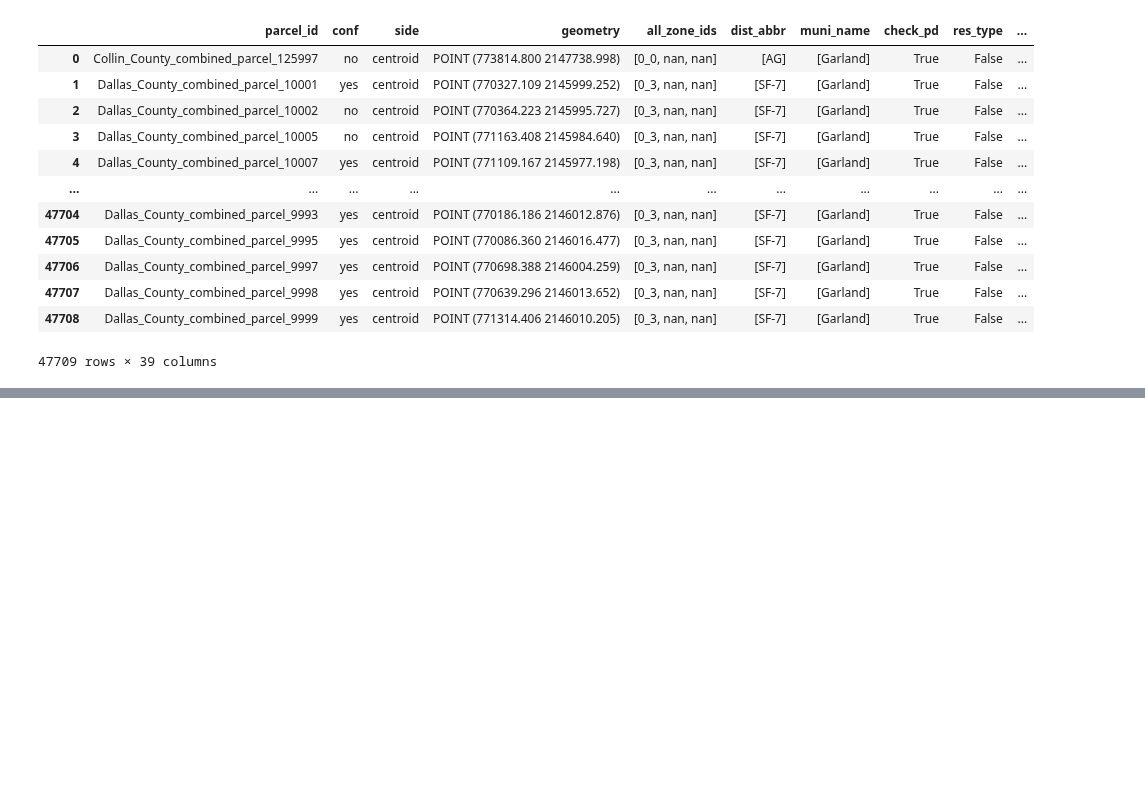
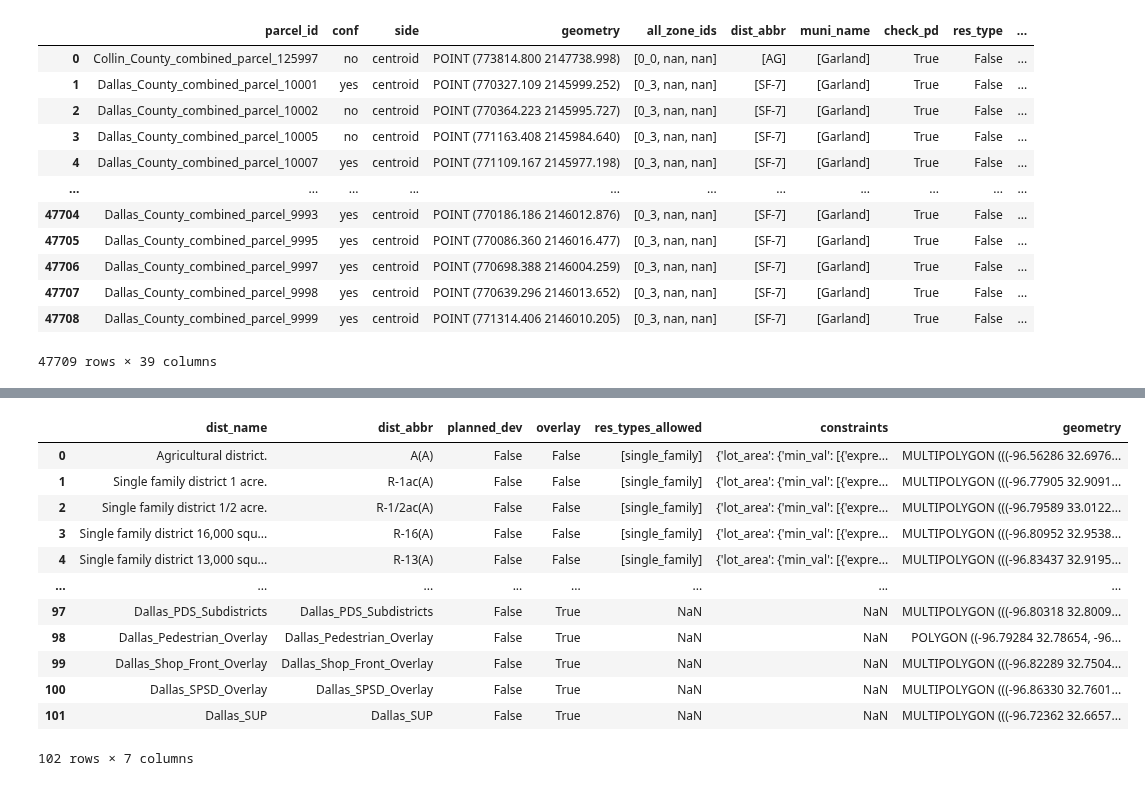
Before and after one commit to vibe-lab-gsd/zonepy, a Jupyter notebook: examples.ipynb, the cells around one changed output, grey strips where cells are left out. Drawn from its saved outputs; the diff is of its cells as text; code cells hidden in the pictures; blank space fills up the shorter version.

```diff
--- a/examples.ipynb
+++ b/examples.ipynb
@@ -1331,0 +1483,17 @@ out
+# %%
+zoning = gpd.read_file(r'/Users/houpuli/Redlining Lab Dropbox/HOUPU LI/ceshi/test/Dallas.zoning')
+zoning
+# %% [output]
+|  | dist_name | dist_abbr | planned_dev | overlay | res_types_allowed | constraints | geometry |
+| 0 | Agricultural district. | A(A) | False | False | [single_family] | {'lot_area': {'min_val': [{'expre... | MULTIPOLYGON (((-96.56286 32.6976... |
+| 1 | Single family district 1 acre. | R-1ac(A) | False | False | [single_family] | {'lot_area': {'min_val': [{'expre... | MULTIPOLYGON (((-96.77905 32.9091... |
+| 2 | Single family district 1/2 acre. | R-1/2ac(A) | False | False | [single_family] | {'lot_area': {'min_val': [{'expre... | MULTIPOLYGON (((-96.79589 33.0122... |
+| 3 | Single family district 16,000 squ... | R-16(A) | False | False | [single_family] | {'lot_area': {'min_val': [{'expre... | MULTIPOLYGON (((-96.80952 32.9538... |
+| 4 | Single family district 13,000 squ... | R-13(A) | False | False | [single_family] | {'lot_area': {'min_val': [{'expre... | MULTIPOLYGON (((-96.83437 32.9195... |
+| ... | ... | ... | ... | ... | ... | ... | ... |
+| 97 | Dallas_PDS_Subdistricts | Dallas_PDS_Subdistricts | False | True | NaN | NaN | MULTIPOLYGON (((-96.80318 32.8009... |
+| 98 | Dallas_Pedestrian_Overlay | Dallas_Pedestrian_Overlay | False | True | NaN | NaN | POLYGON ((-96.79284 32.78654, -96... |
+| 99 | Dallas_Shop_Front_Overlay | Dallas_Shop_Front_Overlay | False | True | NaN | NaN | MULTIPOLYGON (((-96.82289 32.7504... |
+| 100 | Dallas_SPSD_Overlay | Dallas_SPSD_Overlay | False | True | NaN | NaN | MULTIPOLYGON (((-96.86330 32.7601... |
+| 101 | Dallas_SUP | Dallas_SUP | False | True | NaN | NaN | MULTIPOLYGON (((-96.72362 32.6657... |
+102 rows × 7 columns
```
Also changed, not shown: parts of 21 cells of this notebook, 5 other files.
